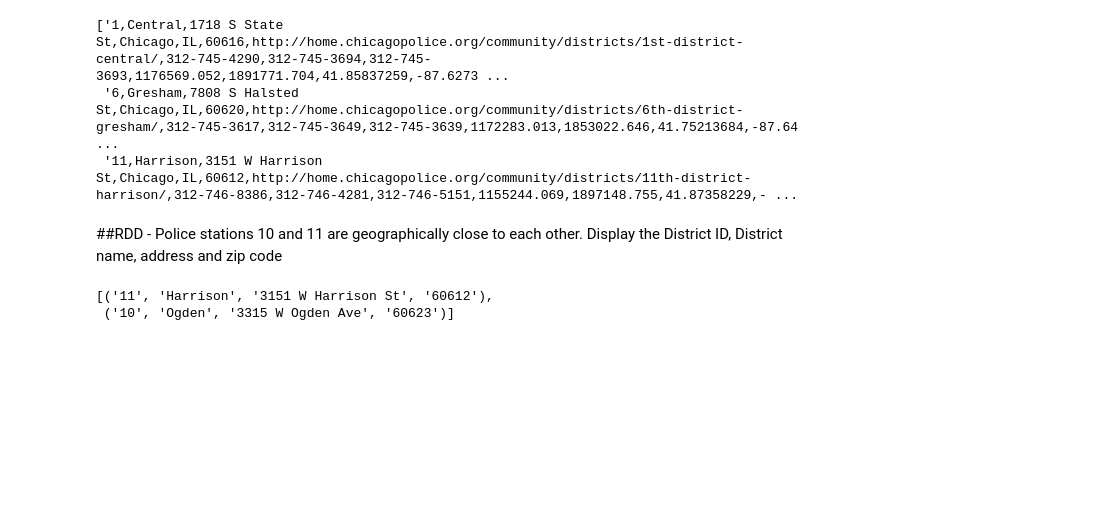
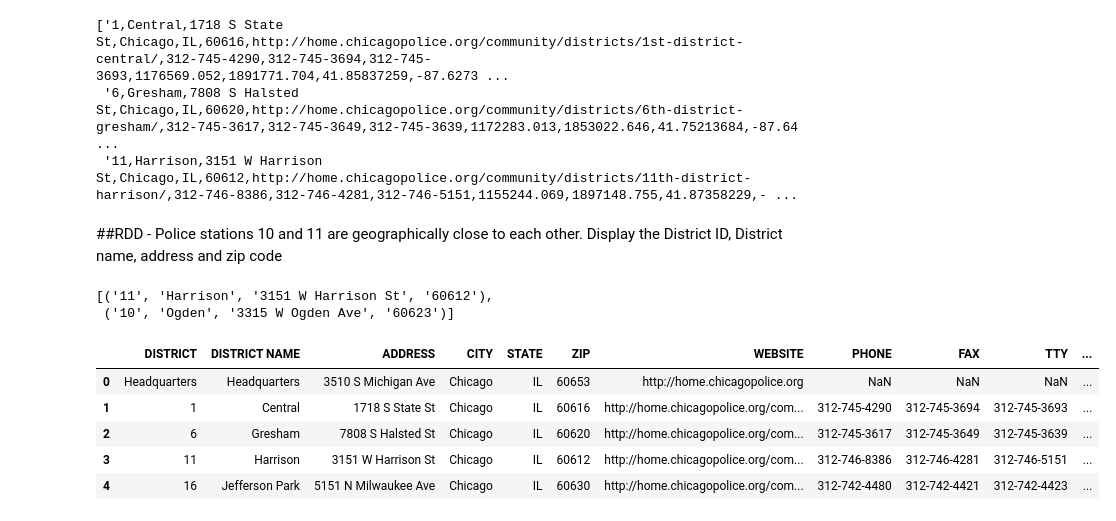
Before and after one commit to hswarup/Exploratory-Analysis, a Jupyter notebook: Spark_Exploration.ipynb, the cells around one changed output. Drawn from its saved outputs; the diff is of its cells as text; code cells hidden in the pictures; blank space fills up the shorter version.

Commit message:
Updated - how to read a csv file from github

```diff
--- a/Spark_Exploration.ipynb
+++ b/Spark_Exploration.ipynb
@@ -804,3 +804,18 @@ ps_rdd.filter(lambda line : line.split(",")[0] == "10" or line.split(",")[0] =="
 # %% [output]
 [('11', 'Harrison', '3151 W Harrison St', '60612'),
  ('10', 'Ogden', '3315 W Ogden Ave', '60623')]
+# %%
+# How to read a csv file using pandas from github
+spark
+import pandas as pd
+df1 = pd.read_csv("https://raw.githubusercontent.com/hswarup/Exploratory-Analysis/master/police-station.csv",header="infer",error_bad_lines=False)
+df1.head(5)
+#Spark read fails with "No FileSystem for scheme: https"
+#ps_csv = spark.read.csv("https://raw.githubusercontent.com/hswarup/Exploratory-Analysis/master/police-station.csv")
+# %% [output]
+|  | DISTRICT | DISTRICT NAME | ADDRESS | CITY | STATE | ZIP | WEBSITE | PHONE | FAX | TTY | ... |
+| 0 | Headquarters | Headquarters | 3510 S Michigan Ave | Chicago | IL | 60653 | http://home.chicagopolice.org | NaN | NaN | NaN | ... |
+| 1 | 1 | Central | 1718 S State St | Chicago | IL | 60616 | http://home.chicagopolice.org/com... | 312-745-4290 | 312-745-3694 | 312-745-3693 | ... |
+| 2 | 6 | Gresham | 7808 S Halsted St | Chicago | IL | 60620 | http://home.chicagopolice.org/com... | 312-745-3617 | 312-745-3649 | 312-745-3639 | ... |
+| 3 | 11 | Harrison | 3151 W Harrison St | Chicago | IL | 60612 | http://home.chicagopolice.org/com... | 312-746-8386 | 312-746-4281 | 312-746-5151 | ... |
+| 4 | 16 | Jefferson Park | 5151 N Milwaukee Ave | Chicago | IL | 60630 | http://home.chicagopolice.org/com... | 312-742-4480 | 312-742-4421 | 312-742-4423 | ... |
```
Also changed, not shown: parts of 3 cells of this notebook.
